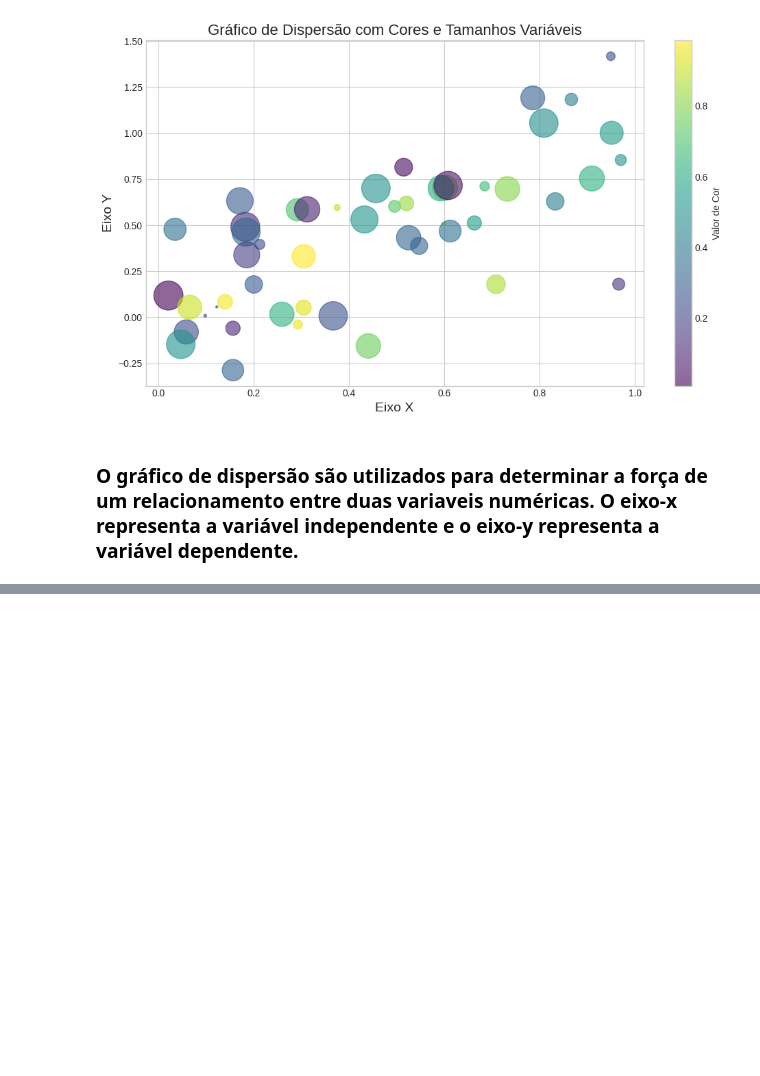
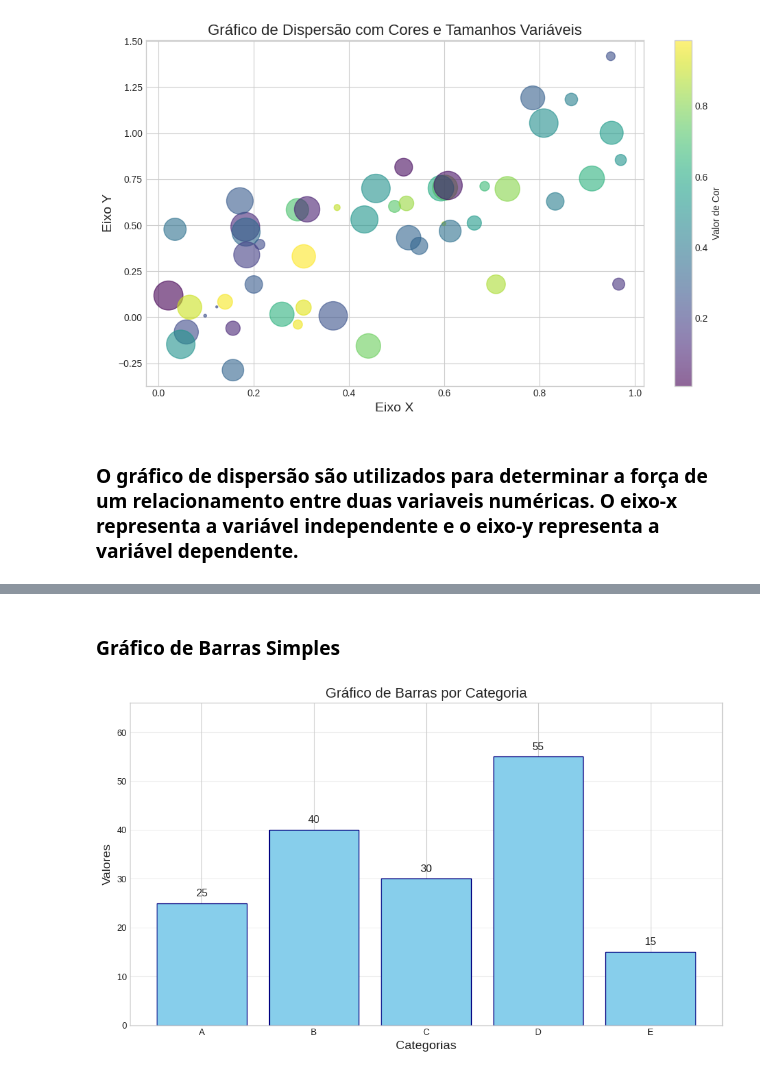
Before and after one commit to Deezinn/Objetivos-dos-graficos, a Jupyter notebook: notebook/informativo-graficos.ipynb, the cells around one changed output, grey strips where cells are left out. Saved outputs shown, nothing was run; the diff lists cells and outputs as text; code cells hidden in the pictures; blank space fills up the shorter version.

```diff
--- a/notebook/informativo-graficos.ipynb
+++ b/notebook/informativo-graficos.ipynb
@@ -87,0 +160,25 @@ plt.show()
+# %% [markdown]
+### Gráfico de Barras Simples
+# %%
+categorias = ['A', 'B', 'C', 'D', 'E']
+valores = [25, 40, 30, 55, 15]
+
+plt.figure(figsize=(10, 6))
+
+barras = plt.bar(categorias, valores, color='skyblue', edgecolor='navy')
+
+for barra in barras:
+   altura = barra.get_height()
+   plt.text(barra.get_x() + barra.get_width()/2., altura + 1,
+   f'{altura}', ha='center', va='bottom', fontsize=12)
+
+plt.title('Gráfico de Barras por Categoria', fontsize=16)
+plt.xlabel('Categorias', fontsize=14)
+plt.ylabel('Valores', fontsize=14)
+plt.ylim(0, max(valores) * 1.2)
+plt.grid(True, alpha=0.3, axis='y')
+
+plt.tight_layout()
+plt.show()
+# %% [output]
+[figure, added]
```
Also changed, not shown: parts of 52 cells of this notebook.
